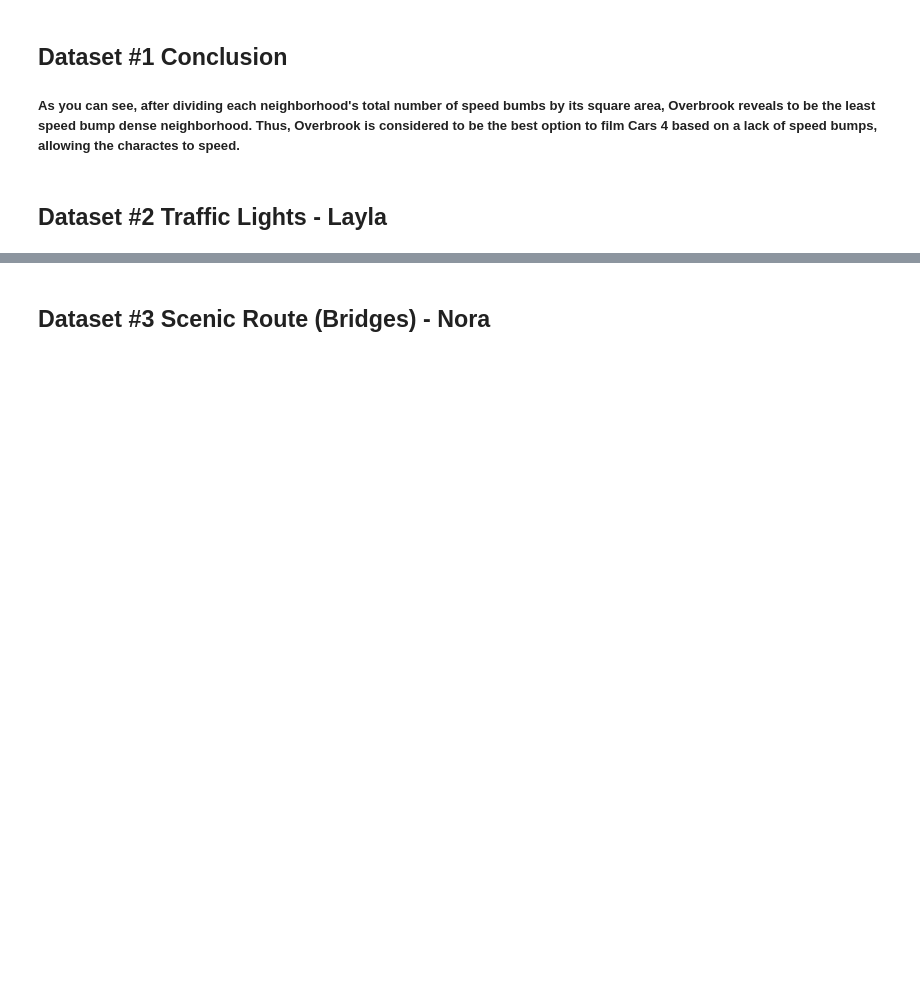
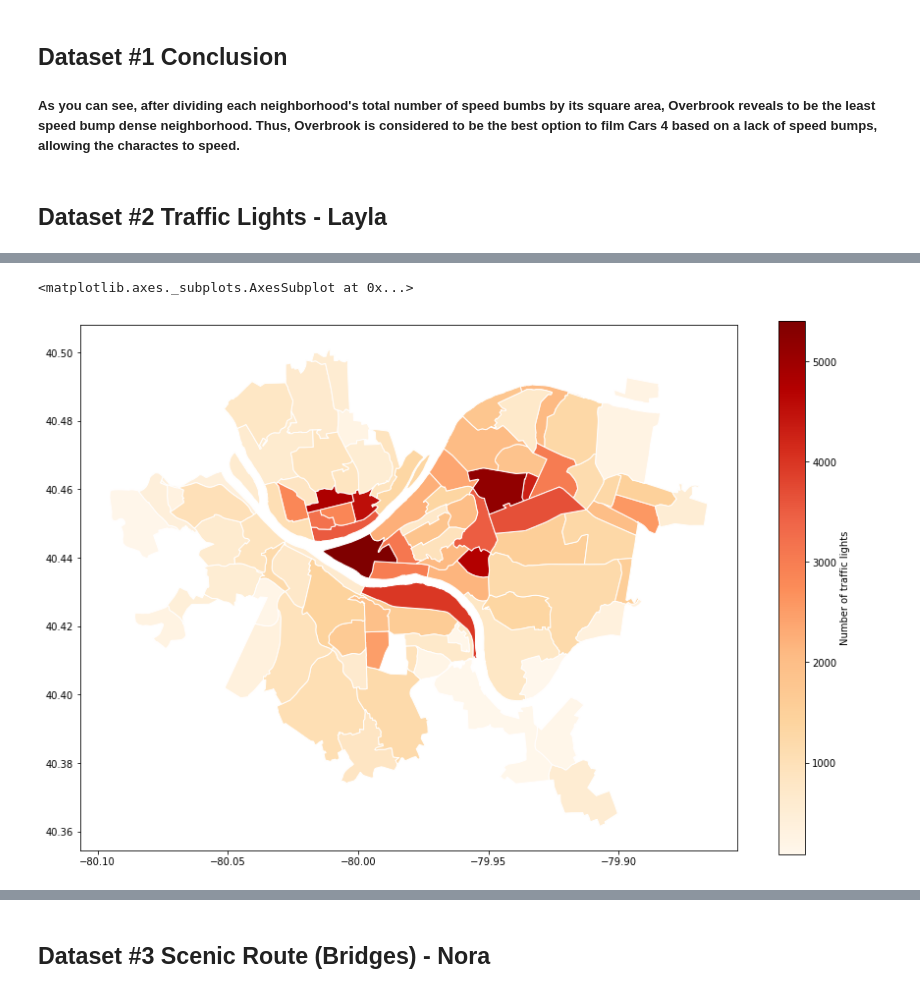
Before and after one commit to norarich/Final-Project, a Jupyter notebook: Final Notebook.ipynb, the cells around one changed output, grey strips where cells are left out. Saved outputs shown, nothing was run; the diff lists cells and outputs as text; code cells hidden in the pictures; blank space fills up the shorter version.

```diff
--- a/Final Notebook.ipynb
+++ b/Final Notebook.ipynb
@@ -95,0 +98,8 @@ put your code here.
+# %%
+#import Traffic Lights dataset
+TrafficLights = pd.read_csv('TrafficLights.csv')
+counts = TrafficLights['neighborhood'].value_counts()
+
+counts.to_frame()
+counts= counts.reset_index()
+counts
@@ -95,0 +120,8 @@ put your code here.
+# %%
+hood = geopandas.read_file("https://data.wprdc.org/dataset/e672f13d-71c4-4a66-8f38-710e75ed80a4/resource/c5a93a8e-03d7-4eb3-91a8-c6b7db0fa261/download/neighborhoods.zip")
+# do the merge
+trafficlights_map = hood.merge(counts, how='left', left_on='hood', right_on='index')
+# %%
+# Importing square area to calculate proportion
+trafficlights_map['proportion']= trafficlights_map['neighborhood']/ trafficlights_map['sqmiles']
+trafficlights_map
@@ -95,0 +142,12 @@ put your code here.
+# %%
+# Plotting a map
+trafficlights_map.plot(column='proportion', # set the data to be used for coloring
+               cmap='OrRd',              # choose a color palette
+               edgecolor="white",        # outline the districts in white
+               legend=True,              # show the legend
+               legend_kwds={'label': "Number of traffic lights"}, # label the legend
+               figsize=(15, 10)         # set the size
+               )
+# %% [output]
+<matplotlib.axes._subplots.AxesSubplot at 0x...>
+[figure, added]
```
Also changed, not shown: parts of 8 cells of this notebook.
